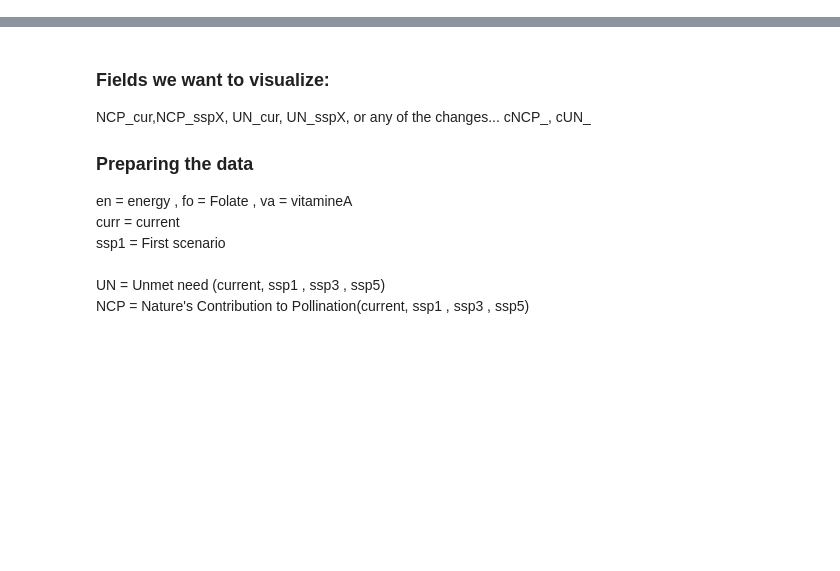
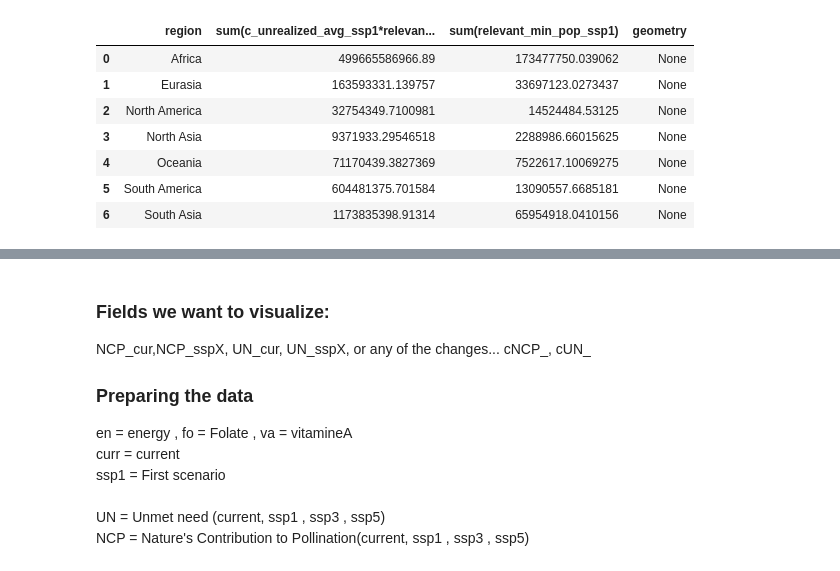
Before and after one commit to AhmedAhres/AhmedAhres.github.io, a Jupyter notebook: DataExploration.ipynb, the cells around one changed output, grey strips where cells are left out. Cells and saved outputs as stored; diff of their text form; code cells hidden in the pictures; blank space fills up the shorter version.

```diff
--- a/DataExploration.ipynb
+++ b/DataExploration.ipynb
@@ -19,4 +34,13 @@ for layer in layers:
         "ipbes_pollination_summary_hg_2018-08-16_12_21_-0700_036a5f15f926.gpkg", layer=layer
     )
 # %%
-all_datasets['relevant_population']
+all_datasets['region_popveryimpacted_ssp1']
+# %% [output]
+|  | region | sum(c_unrealized_avg_ssp1*relevan... | sum(relevant_min_pop_ssp1) | geometry |
+| 0 | Africa | 499665586966.89 | 173477750.039062 | None |
+| 1 | Eurasia | 163593331.139757 | 33697123.0273437 | None |
+| 2 | North America | 32754349.7100981 | 14524484.53125 | None |
+| 3 | North Asia | 9371933.29546518 | 2288986.66015625 | None |
+| 4 | Oceania | 71170439.3827369 | 7522617.10069275 | None |
+| 5 | South America | 604481375.701584 | 13090557.6685181 | None |
+| 6 | South Asia | 1173835398.91314 | 65954918.0410156 | None |
```
Also changed, not shown: parts of 12 cells of this notebook, 6 other files.
